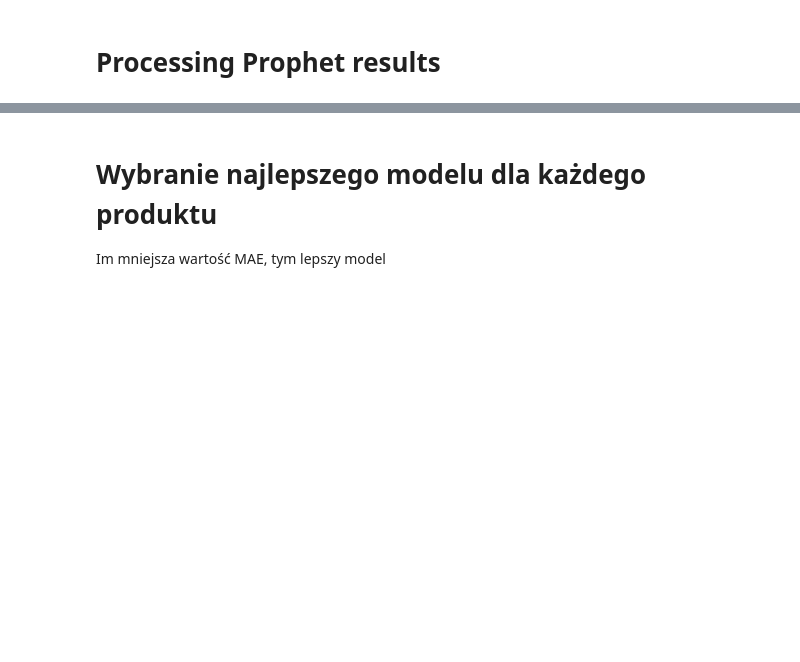
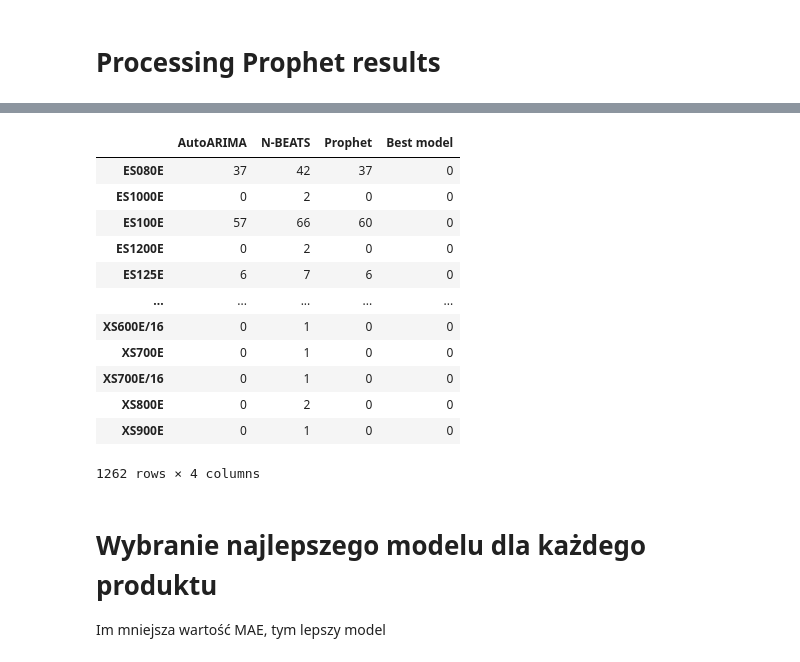
Before and after one commit to M-Kacprowicz/forecasting-tool, a Jupyter notebook: Results_processing.ipynb, the cells around one changed output, grey strips where cells are left out. Cells and saved outputs as stored; diff of their text form; code cells hidden in the pictures; blank space fills up the shorter version.

```diff
--- a/Results_processing.ipynb
+++ b/Results_processing.ipynb
@@ -263,3 +327,21 @@ results.to_csv('mae_results.csv')
+# %%
+results = results.applymap(lambda x: round(x))
+results.to_csv('mae_results.csv')
+results
+# %% [output]
+|  | AutoARIMA | N-BEATS | Prophet | Best model |
+| ES080E | 37 | 42 | 37 | 0 |
+| ES1000E | 0 | 2 | 0 | 0 |
+| ES100E | 57 | 66 | 60 | 0 |
+| ES1200E | 0 | 2 | 0 | 0 |
+| ES125E | 6 | 7 | 6 | 0 |
+| ... | ... | ... | ... | ... |
+| XS600E/16 | 0 | 1 | 0 | 0 |
+| XS700E | 0 | 1 | 0 | 0 |
+| XS700E/16 | 0 | 1 | 0 | 0 |
+| XS800E | 0 | 2 | 0 | 0 |
+| XS900E | 0 | 1 | 0 | 0 |
+1262 rows × 4 columns
 # %% [markdown]
 # Wybranie najlepszego modelu dla każdego produktu
 
```
Also changed, not shown: parts of 10 cells of this notebook, 2 other files.
